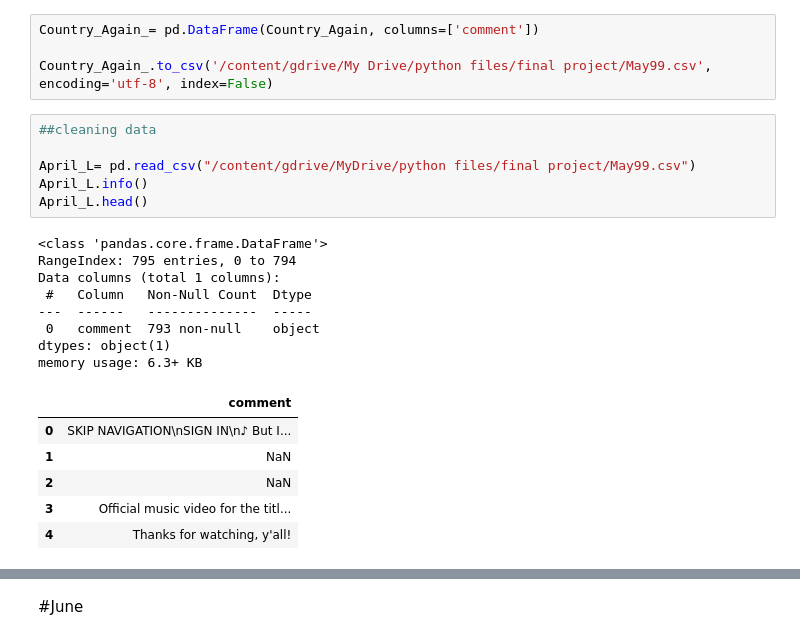
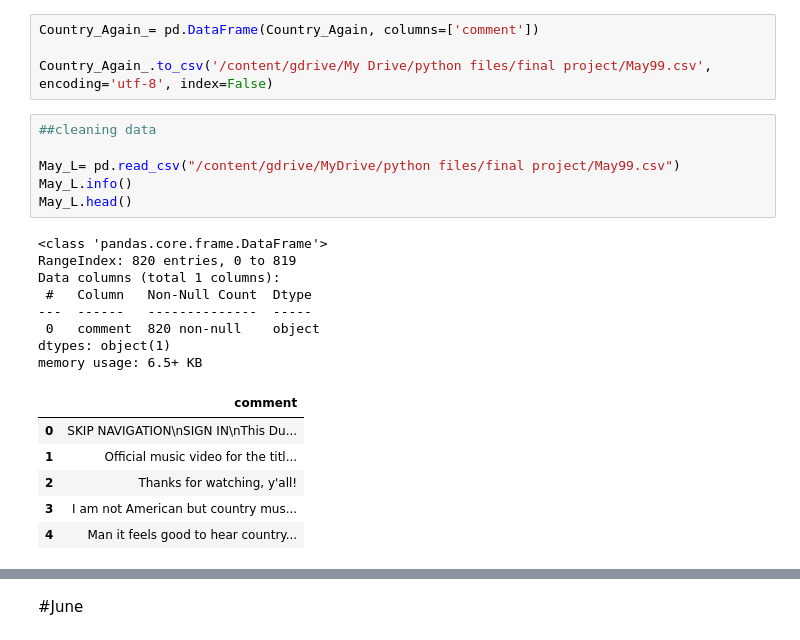
Before and after one commit to itsumiii/itsumiii, a Jupyter notebook: ItsumiNagakura_DASMA51_FinalProject.ipynb, the cells around one changed output, grey strips where cells are left out. Saved outputs shown, nothing was run; the diff lists cells and outputs as text.

```diff
--- a/ItsumiNagakura_DASMA51_FinalProject.ipynb
+++ b/ItsumiNagakura_DASMA51_FinalProject.ipynb
@@ -1240,21 +3915,21 @@ Country_Again_.to_csv('/content/gdrive/My Drive/python files/final project/May99
 # %%
 ##cleaning data
 
-April_L= pd.read_csv("/content/gdrive/MyDrive/python files/final project/May99.csv")
-April_L.info()
-April_L.head()
+May_L= pd.read_csv("/content/gdrive/MyDrive/python files/final project/May99.csv")
+May_L.info()
+May_L.head()
 # %% [output]
 <class 'pandas.core.frame.DataFrame'>
-RangeIndex: 795 entries, 0 to 794
+RangeIndex: 820 entries, 0 to 819
 Data columns (total 1 columns):
  #   Column   Non-Null Count  Dtype
 ---  ------   --------------  -----
- 0   comment  793 non-null    object
+ 0   comment  820 non-null    object
 dtypes: object(1)
-memory usage: 6.3+ KB
+memory usage: 6.5+ KB
 |  | comment |
-| 0 | SKIP NAVIGATION\nSIGN IN\n♪ But I... |
-| 1 | NaN |
-| 2 | NaN |
-| 3 | Official music video for the titl... |
-| 4 | Thanks for watching, y'all! |
+| 0 | SKIP NAVIGATION\nSIGN IN\nThis Du... |
+| 1 | Official music video for the titl... |
+| 2 | Thanks for watching, y'all! |
+| 3 | I am not American but country mus... |
+| 4 | Man it feels good to hear country... |
```
Also changed, not shown: parts of 270 cells of this notebook.
